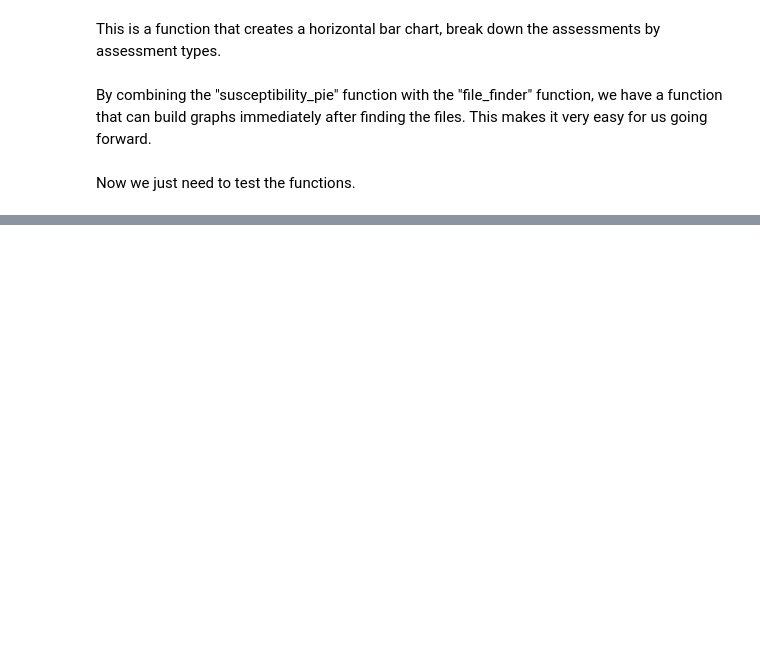
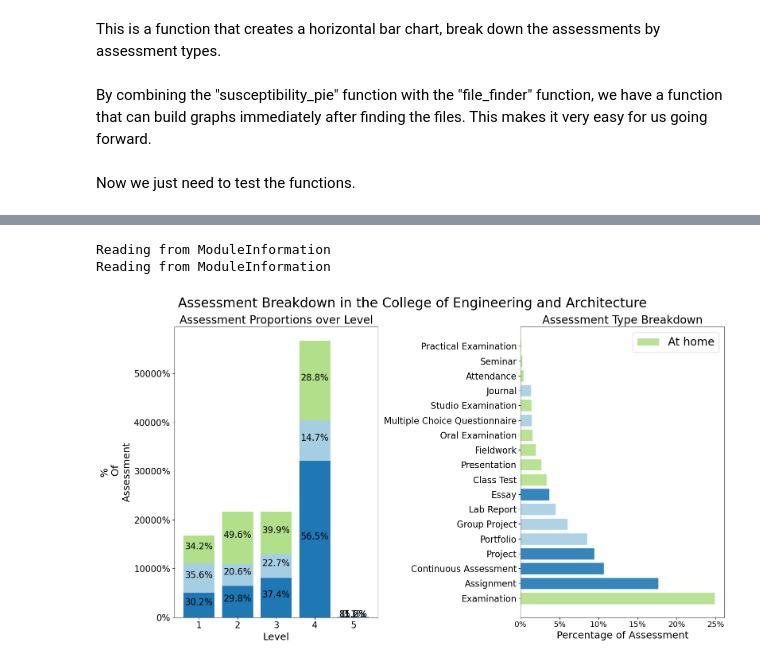
Before and after one commit to CathaloFaolain/ChatGPTAssessment, a Jupyter notebook: Assessment Graphs.ipynb, the cells around one changed output, grey strips where cells are left out. Drawn from its saved outputs; the diff is of its cells as text; code cells hidden in the pictures; blank space fills up the shorter version.

```diff
--- a/Assessment Graphs.ipynb
+++ b/Assessment Graphs.ipynb
@@ -638,4 +662,8 @@ workType_graphs(student_credits=True, school="Electrical & Electronic Eng")
 # %%
-workType_graphs(time=True)
+workType_graphs(time=True, student_credits=True)
+# %% [output]
+Reading from ModuleInformation
+Reading from ModuleInformation
+[figure, added]
 # %%
 workType_graphs(filename="ElectricalPath", time=True)
```
Also changed, not shown: parts of 21 cells of this notebook, 5 other files.
